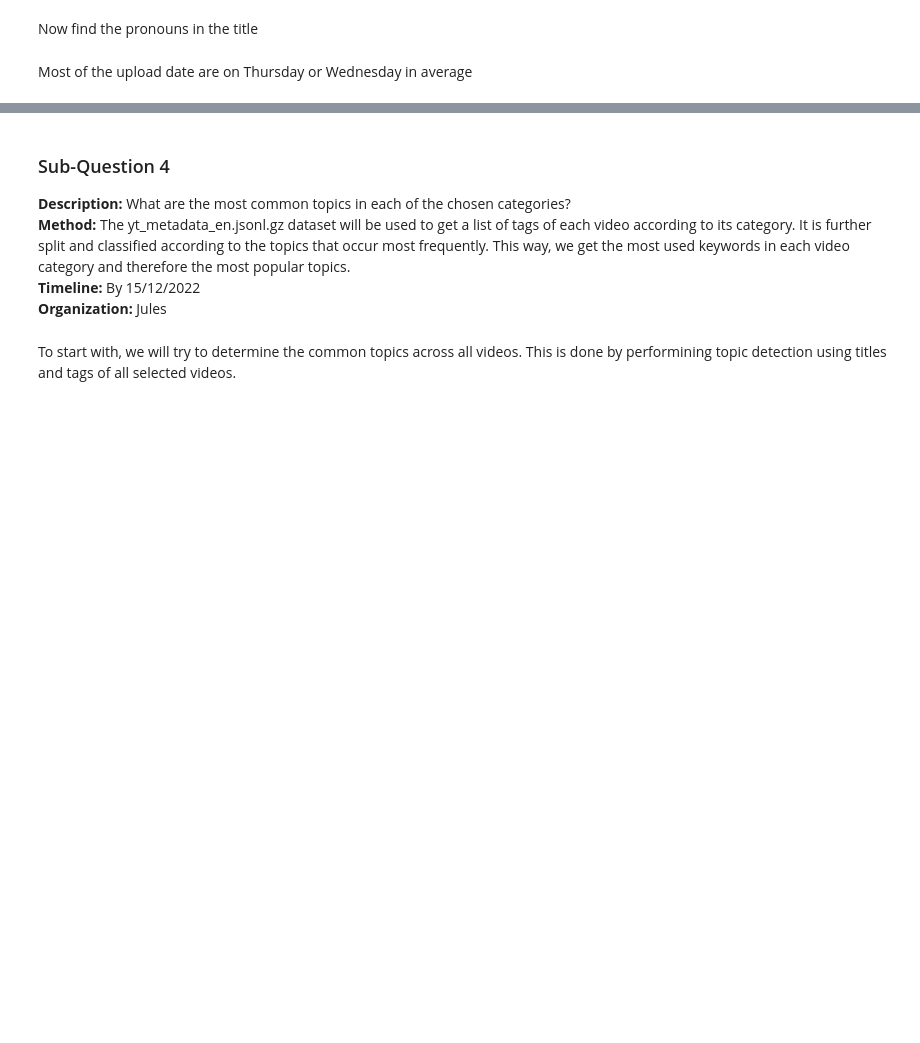
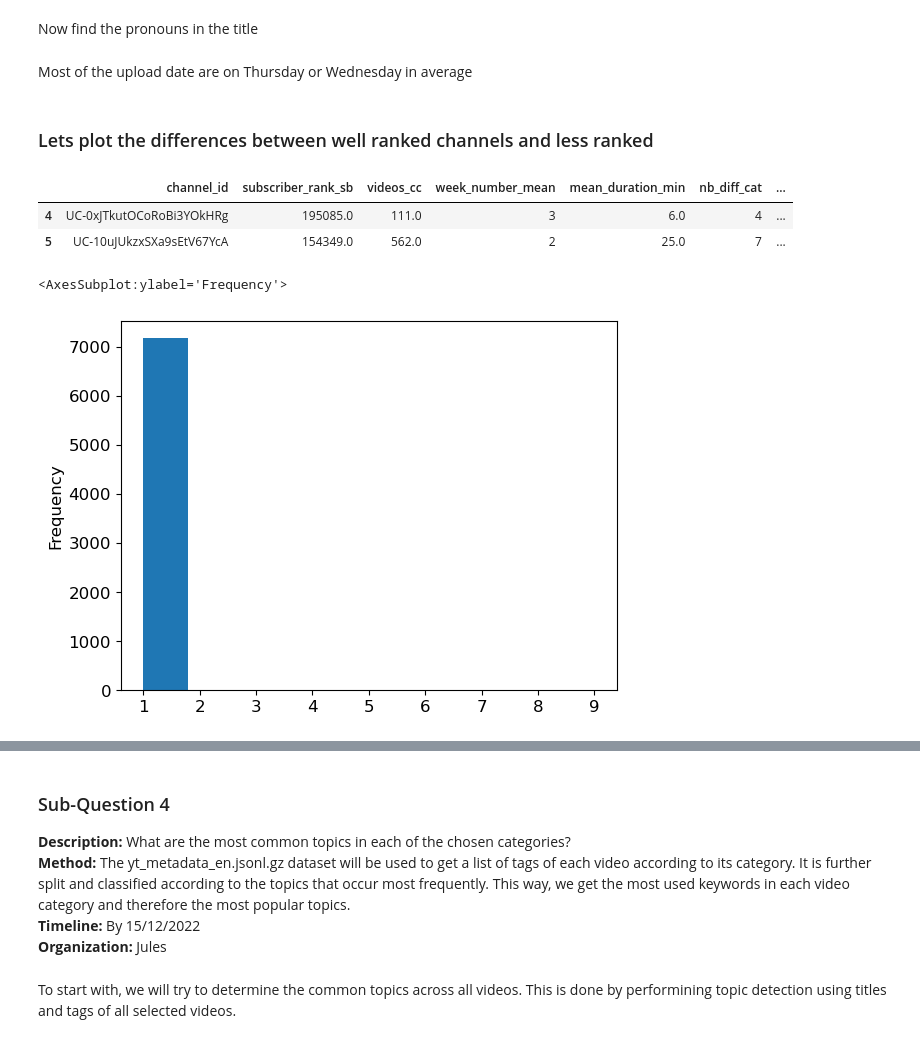
Before and after one commit to epfl-ada/ada-2022-project-adaptation, a Jupyter notebook: MS3_Analysis.ipynb, the cells around one changed output, grey strips where cells are left out. Saved outputs shown, nothing was run; the diff lists cells and outputs as text; code cells hidden in the pictures; blank space fills up the shorter version.

```diff
--- a/MS3_Analysis.ipynb
+++ b/MS3_Analysis.ipynb
@@ -1049,0 +889,20 @@ predict(X)
+# %% [markdown]
+### Lets plot the differences between well ranked channels and less ranked
+# %%
+big_channels = dataset[dataset.subscriber_rank_sb <= dataset.subscriber_rank_sb.median()]
+small_channels = dataset[dataset.subscriber_rank_sb > dataset.subscriber_rank_sb.median()]
+
+big_channels.mean_duration_min = round(big_channels.mean_duration_min, 0)
+small_channels.mean_duration_min = round(small_channels.mean_duration_min, 0)
+# %%
+big_channels.head(2)
+# %% [output]
+|  | channel_id | subscriber_rank_sb | videos_cc | week_number_mean | mean_duration_min | nb_diff_cat | ... |
+| 4 | UC-0xJTkutOCoRoBi3YOkHRg | 195085.0 | 111.0 | 3 | 6.0 | 4 | ... |
+| 5 | UC-10uJUkzxSXa9sEtV67YcA | 154349.0 | 562.0 | 2 | 25.0 | 7 | ... |
+# %%
+
+big_channels.title_com_scr_mean.value_counts().plot(kind='hist')
+# %% [output]
+<AxesSubplot:ylabel='Frequency'>
+[figure, added]
```
Also changed, not shown: parts of 33 cells of this notebook, 1 other file.
